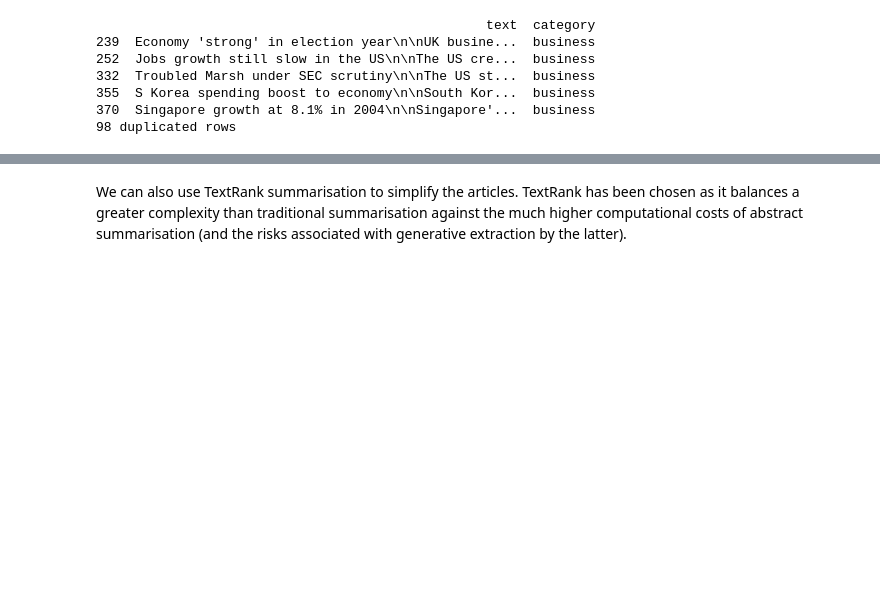
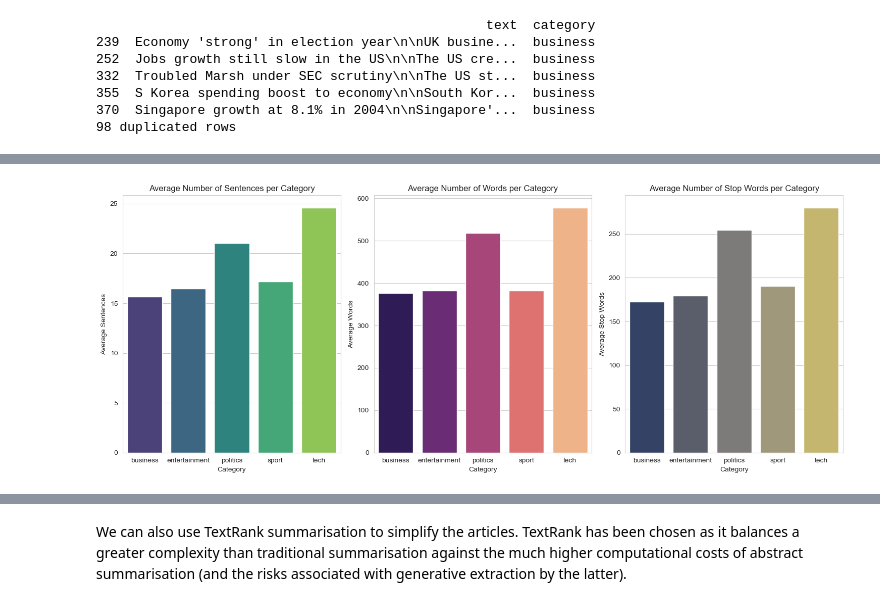
Before and after one commit to Scott-Trowers/BBC_News_NLP, a Jupyter notebook: BBC_News_NLP.ipynb, the cells around one changed output, grey strips where cells are left out. Saved outputs shown, nothing was run; the diff lists cells and outputs as text; code cells hidden in the pictures; blank space fills up the shorter version.

```diff
--- a/BBC_News_NLP.ipynb
+++ b/BBC_News_NLP.ipynb
@@ -93 +154,31 @@ plt.show()
+# %%
+#Plot average sentences, words and stop words per category
+
+plt.figure(figsize=(15, 6))
+
+# Average Sentences
+plt.subplot(1, 3, 1)
+sns.barplot(x="category", y="Average Sentences", data=averages_per_category, palette="viridis")
+plt.title("Average Number of Sentences per Category")
+plt.xlabel("Category")
+plt.ylabel("Average Sentences")
+
+# Average Words per Category
+plt.subplot(1, 3, 2)
+sns.barplot(x="category", y="Average Words", data=averages_per_category, palette="magma")
+plt.title("Average Number of Words per Category")
+plt.xlabel("Category")
+plt.ylabel("Average Words")
+
+# Average Stop Words per Category
+plt.subplot(1, 3, 3)
+sns.barplot(x="category", y="Average Stop Words", data=averages_per_category, palette="cividis")
+plt.title("Average Number of Stop Words per Category")
+plt.xlabel("Category")
+plt.ylabel("Average Stop Words")
+
+plt.tight_layout()
+plt.show()
+# %% [output]
+[figure, added]
 # %% [markdown]
```
Also changed, not shown: parts of 70 cells of this notebook.
